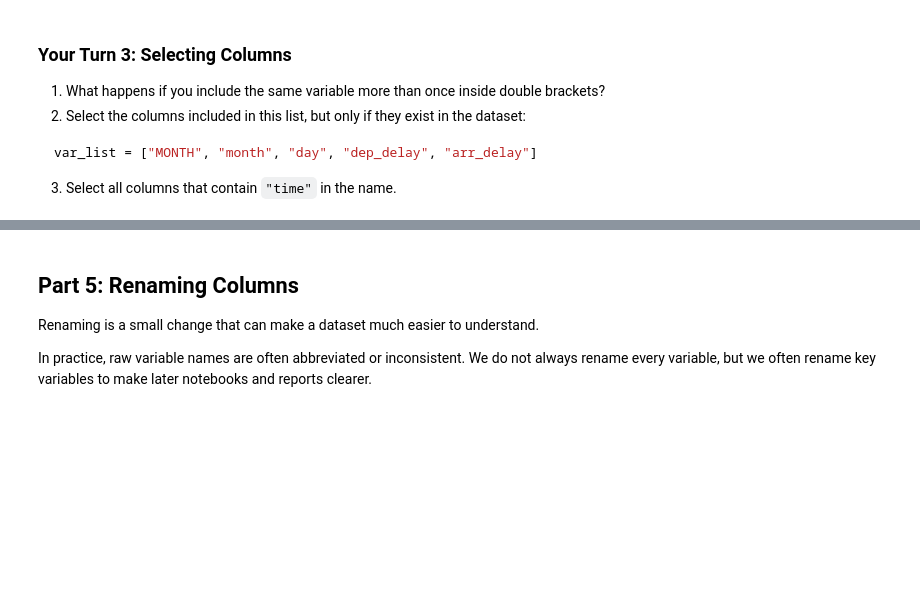
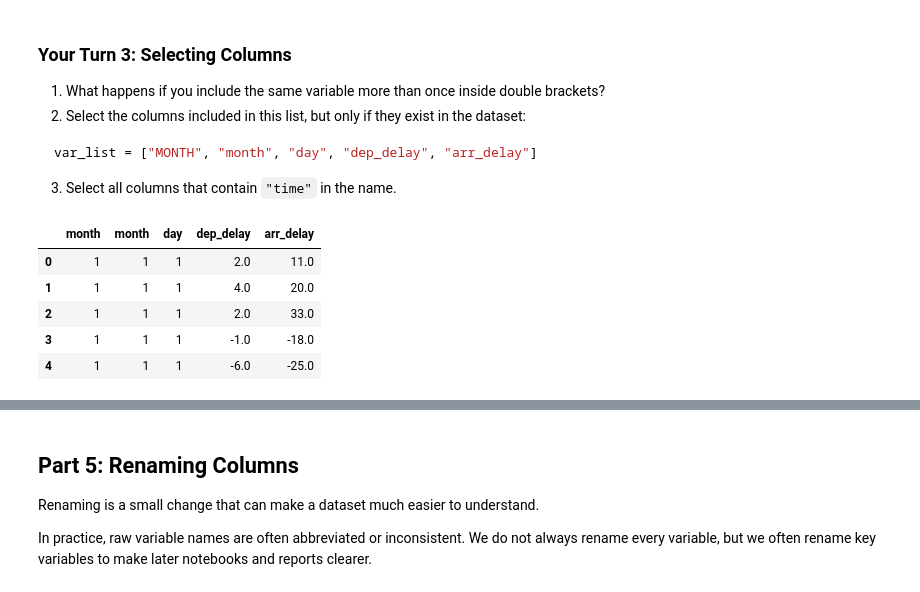
Before and after one commit to acruz-utsa/ban6003-week-05-06-pandas-transformation-acruzutsa, a Jupyter notebook: notebooks/module5_basic_transformation_guided_lab.ipynb, the cells around one changed output, grey strips where cells are left out. Saved outputs shown, nothing was run; the diff lists cells and outputs as text; code cells hidden in the pictures; blank space fills up the shorter version.

```diff
--- a/notebooks/module5_basic_transformation_guided_lab.ipynb
+++ b/notebooks/module5_basic_transformation_guided_lab.ipynb
@@ -463,6 +463,16 @@ var_list = ["MONTH", "month", "day", "dep_delay", "arr_delay"]
 # %%
 # 1. Include a variable multiple times
 # Your code here
+# Result: The column is duplicated in the results!
+dbl_brackets_test = flights[["month", "month", "day", "dep_delay", "arr_delay"]]
+dbl_brackets_test.head()
+# %% [output]
+|  | month | month | day | dep_delay | arr_delay |
+| 0 | 1 | 1 | 1 | 2.0 | 11.0 |
+| 1 | 1 | 1 | 1 | 4.0 | 20.0 |
+| 2 | 1 | 1 | 1 | 2.0 | 33.0 |
+| 3 | 1 | 1 | 1 | -1.0 | -18.0 |
+| 4 | 1 | 1 | 1 | -6.0 | -25.0 |
 # %%
 # 2. Select only available variables from the list
 var_list = ["MONTH", "month", "day", "dep_delay", "arr_delay"]
```
Also changed, not shown: parts of 2 cells of this notebook.
